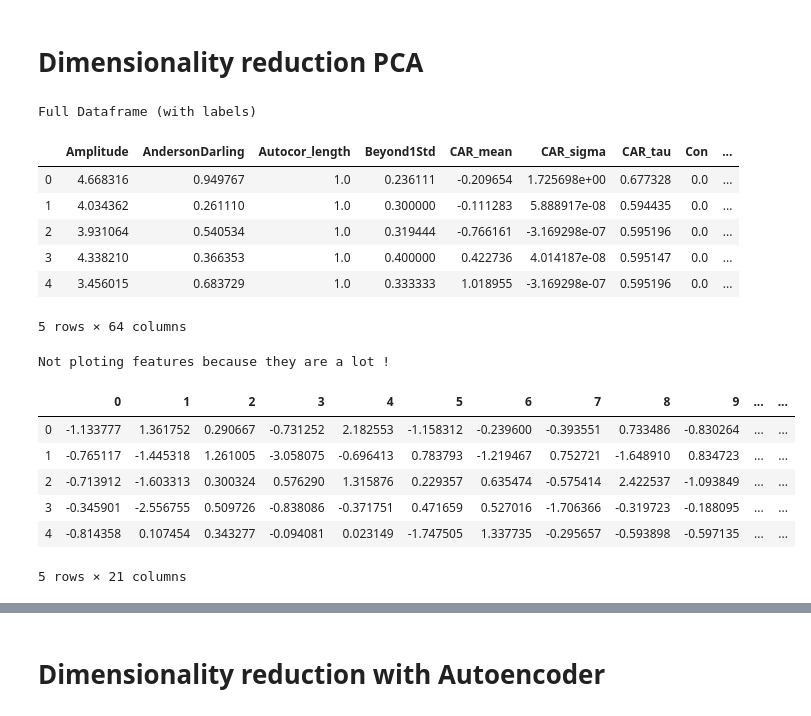
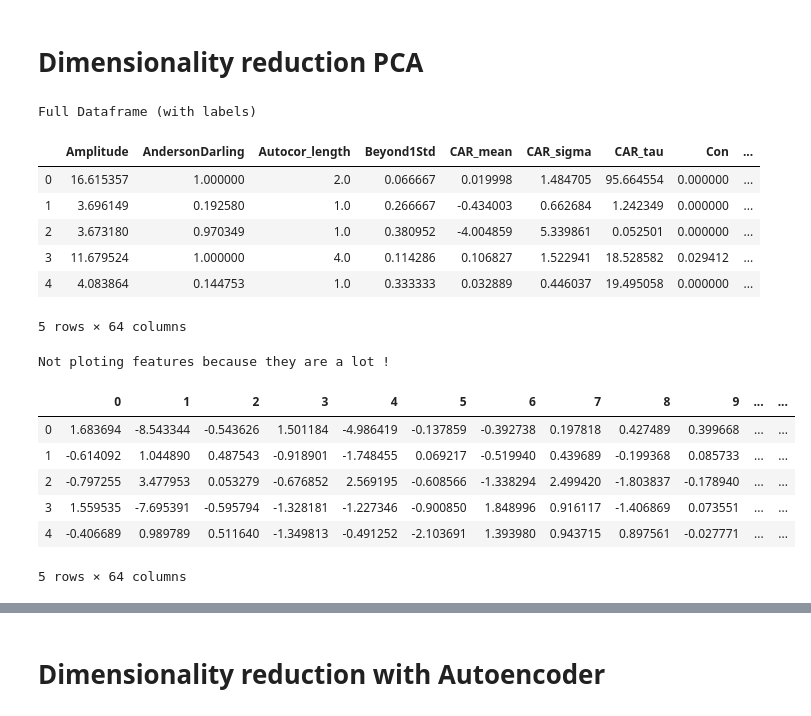
Before and after one commit to leoBravoRain/statistics, a Jupyter notebook: project/statistic project 2.ipynb, the cells around one changed output, grey strips where cells are left out. Saved outputs shown, nothing was run; the diff lists cells and outputs as text; code cells hidden in the pictures.

```diff
--- a/project/statistic project 2.ipynb
+++ b/project/statistic project 2.ipynb
@@ -563,11 +475,11 @@ path = "../../../../thesis/work/"
 features_light_curves = pd.read_csv(path + "features_with_test_10MM")
 features_light_curves = features_light_curves.loc[:, ~features_light_curves.columns.str.contains('^Unnamed')]
 
-#features with 2 classes
-features_light_curves = pd.read_csv(path + "features_with_28624_objects_and_2_classes_and_63_features_20191213-135652.csv")
+# #features with 2 classes
+# features_light_curves = pd.read_csv(path + "features_with_28624_objects_and_2_classes_and_63_features_20191213-135652.csv")
 
-#features with 4 classes
-features_light_curves = pd.read_csv(path + "features_with_3726_objects_and_4_classes_and_63_features_20191213-143431.csv")
+# #features with 4 classes
+# features_light_curves = pd.read_csv(path + "features_with_3726_objects_and_4_classes_and_63_features_20191213-143431.csv")
 
 # display data
 display(features_light_curves.head())
@@ -603,11 +515,11 @@ display(features_light_curves.head())
 # %% [output]
 Full Dataframe (with labels)
 |  | Amplitude | AndersonDarling | Autocor_length | Beyond1Std | CAR_mean | CAR_sigma | CAR_tau | Con | ... |
-| 0 | 4.668316 | 0.949767 | 1.0 | 0.236111 | -0.209654 | 1.725698e+00 | 0.677328 | 0.0 | ... |
-| 1 | 4.034362 | 0.261110 | 1.0 | 0.300000 | -0.111283 | 5.888917e-08 | 0.594435 | 0.0 | ... |
-| 2 | 3.931064 | 0.540534 | 1.0 | 0.319444 | -0.766161 | -3.169298e-07 | 0.595196 | 0.0 | ... |
-| 3 | 4.338210 | 0.366353 | 1.0 | 0.400000 | 0.422736 | 4.014187e-08 | 0.595147 | 0.0 | ... |
-| 4 | 3.456015 | 0.683729 | 1.0 | 0.333333 | 1.018955 | -3.169298e-07 | 0.595196 | 0.0 | ... |
+| 0 | 16.615357 | 1.000000 | 2.0 | 0.066667 | 0.019998 | 1.484705 | 95.664554 | 0.000000 | ... |
+| 1 | 3.696149 | 0.192580 | 1.0 | 0.266667 | -0.434003 | 0.662684 | 1.242349 | 0.000000 | ... |
+| 2 | 3.673180 | 0.970349 | 1.0 | 0.380952 | -4.004859 | 5.339861 | 0.052501 | 0.000000 | ... |
+| 3 | 11.679524 | 1.000000 | 4.0 | 0.114286 | 0.106827 | 1.522941 | 18.528582 | 0.029412 | ... |
+| 4 | 4.083864 | 0.144753 | 1.0 | 0.333333 | 0.032889 | 0.446037 | 19.495058 | 0.000000 | ... |
 5 rows × 64 columns
 # %%
 # Standarizing data
@@ -636,29 +548,29 @@ Not ploting features because they are a lot !
 # %%
 # PCA
 from sklearn.decomposition import PCA
 
-n_components = 20
-pca = PCA(n_components = n_components)
+n_latent_variables = features_light_curves.shape[1]-1
+pca = PCA(n_components = n_latent_variables)
 
 principalComponents = pca.fit_transform(std_features_light_curves)
 
 # converting to DF
 pca_df = pd.DataFrame(data = principalComponents
 #              , columns = ['principal component 1', 'principal component 2'])
                      )
 # pca_df["object_id"] = object_ids
 pca_df["target"] = features_light_curves["target"].values
 pca_df.head()
 # fig, ax = plt.subplots()
 # ax.hist(features_light_curves.target)
 # %% [output]
 |  | 0 | 1 | 2 | 3 | 4 | 5 | 6 | 7 | 8 | 9 | ... | ... |
-| 0 | -1.133777 | 1.361752 | 0.290667 | -0.731252 | 2.182553 | -1.158312 | -0.239600 | -0.393551 | 0.733486 | -0.830264 | ... | ... |
-| 1 | -0.765117 | -1.445318 | 1.261005 | -3.058075 | -0.696413 | 0.783793 | -1.219467 | 0.752721 | -1.648910 | 0.834723 | ... | ... |
-| 2 | -0.713912 | -1.603313 | 0.300324 | 0.576290 | 1.315876 | 0.229357 | 0.635474 | -0.575414 | 2.422537 | -1.093849 | ... | ... |
-| 3 | -0.345901 | -2.556755 | 0.509726 | -0.838086 | -0.371751 | 0.471659 | 0.527016 | -1.706366 | -0.319723 | -0.188095 | ... | ... |
-| 4 | -0.814358 | 0.107454 | 0.343277 | -0.094081 | 0.023149 | -1.747505 | 1.337735 | -0.295657 | -0.593898 | -0.597135 | ... | ... |
+| 0 | 1.683694 | -8.543344 | -0.543626 | 1.501184 | -4.986419 | -0.137859 | -0.392738 | 0.197818 | 0.427489 | 0.399668 | ... | ... |
+| 1 | -0.614092 | 1.044890 | 0.487543 | -0.918901 | -1.748455 | 0.069217 | -0.519940 | 0.439689 | -0.199368 | 0.085733 | ... | ... |
+| 2 | -0.797255 | 3.477953 | 0.053279 | -0.676852 | 2.569195 | -0.608566 | -1.338294 | 2.499420 | -1.803837 | -0.178940 | ... | ... |
+| 3 | 1.559535 | -7.695391 | -0.595794 | -1.328181 | -1.227346 | -0.900850 | 1.848996 | 0.916117 | -1.406869 | 0.073551 | ... | ... |
+| 4 | -0.406689 | 0.989789 | 0.511640 | -1.349813 | -0.491252 | -2.103691 | 1.393980 | 0.943715 | 0.897561 | -0.027771 | ... | ... |
-5 rows × 21 columns
+5 rows × 64 columns
 # %%
 # plotting explained variance
 fig, ax = plt.subplots(2, 1, tight_layout = True)
```
Also changed, not shown: parts of 27 cells of this notebook.
